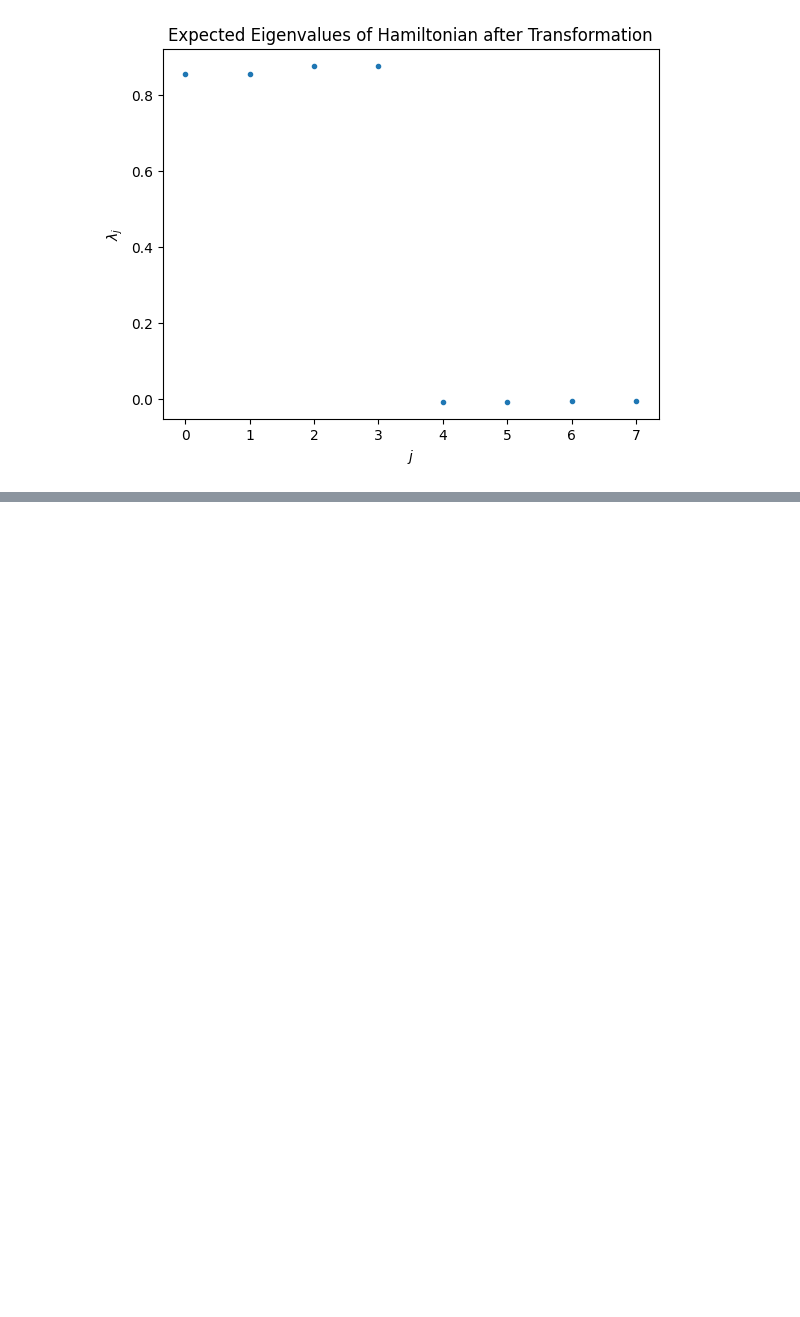
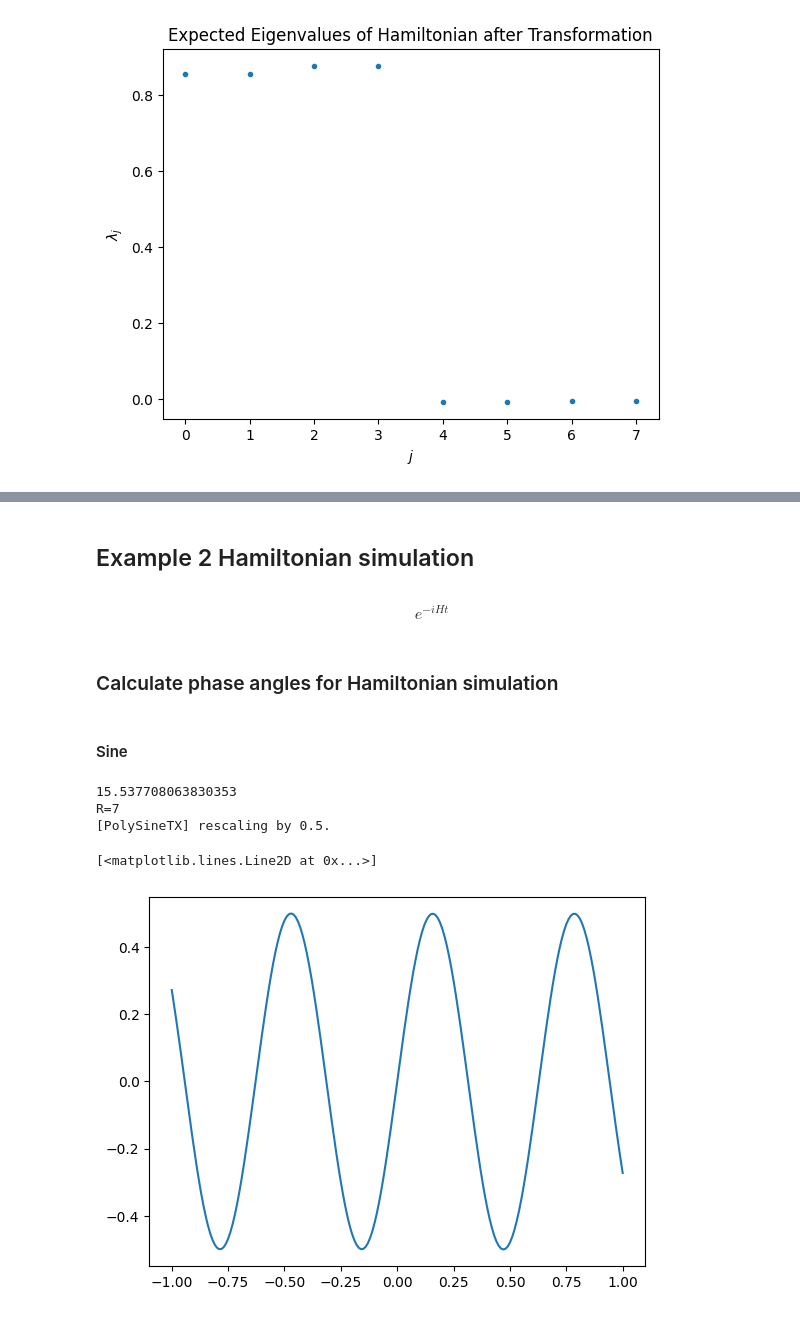
Before and after one commit to thilomueller/Seminar-Quantum-Computing, a Jupyter notebook: QEVT_2.ipynb, the cells around one changed output, grey strips where cells are left out. Drawn from its saved outputs; the diff is of its cells as text; code cells hidden in the pictures; blank space fills up the shorter version.

Commit message:
added phase angle calculation for time evolution

```diff
--- a/QEVT_2.ipynb
+++ b/QEVT_2.ipynb
@@ -177,0 +178,4 @@ plt.show()
+# %% [markdown]
+## Example 2 Hamiltonian simulation
+# %% [markdown]
+$$e^{-i H t}$$
@@ -177,0 +185,18 @@ plt.show()
+# %% [markdown]
+### Calculate phase angles for Hamiltonian simulation
+# %% [markdown]
+#### Sine
+# %%
+pg = pyqsp.poly.PolySineTX()
+sin_pcoeffs, scale = pg.generate(10, 0.1, ensure_bounded=True, return_scale=True)
+poly_filt = np.polynomial.Polynomial(sin_pcoeffs)
+poly_filt.degree()
+
+a_list = np.linspace(-1, 1, 201)
+plt.plot(a_list, poly_filt(a_list), label="polynomial")
+# %% [output]
+15.537708063830353
+R=7
+[PolySineTX] rescaling by 0.5.
+[<matplotlib.lines.Line2D at 0x...>]
+[figure, added]
```
Also changed, not shown: parts of 4 cells of this notebook, 1 other file.
